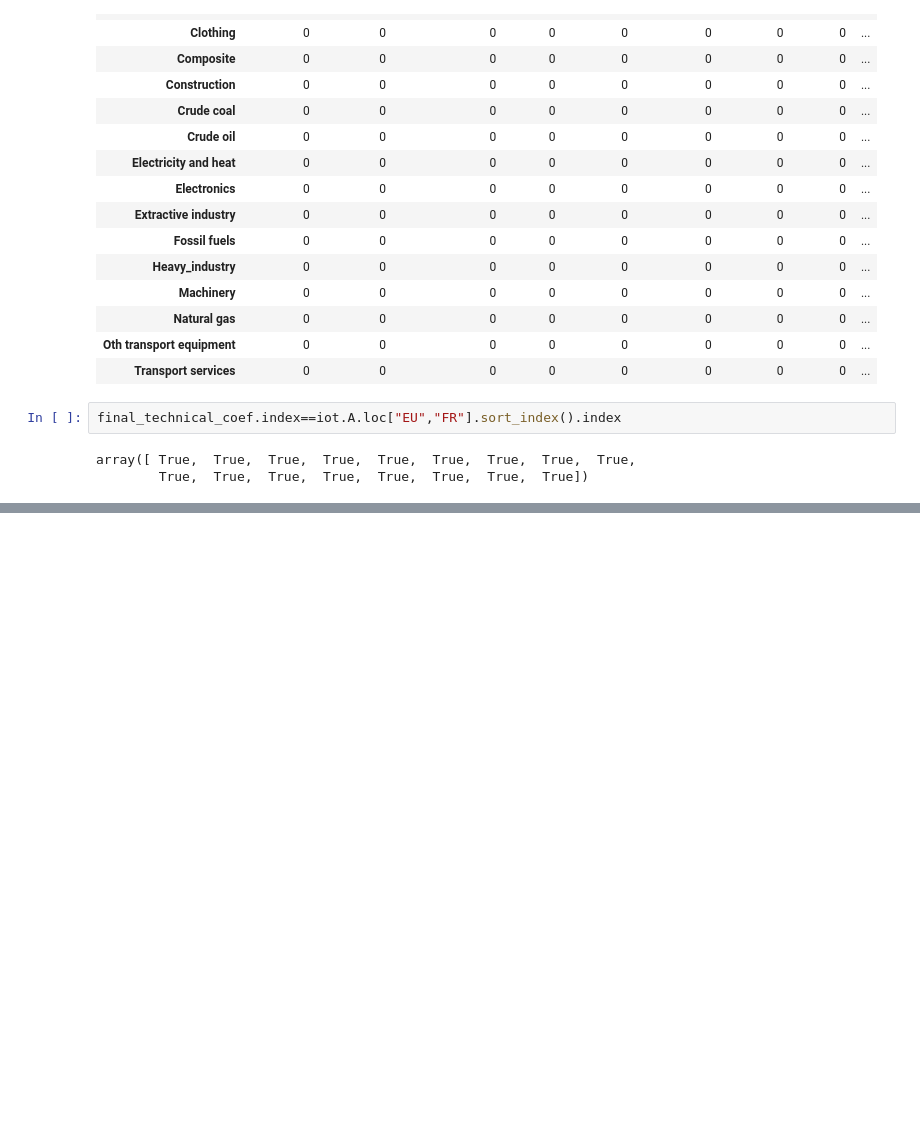
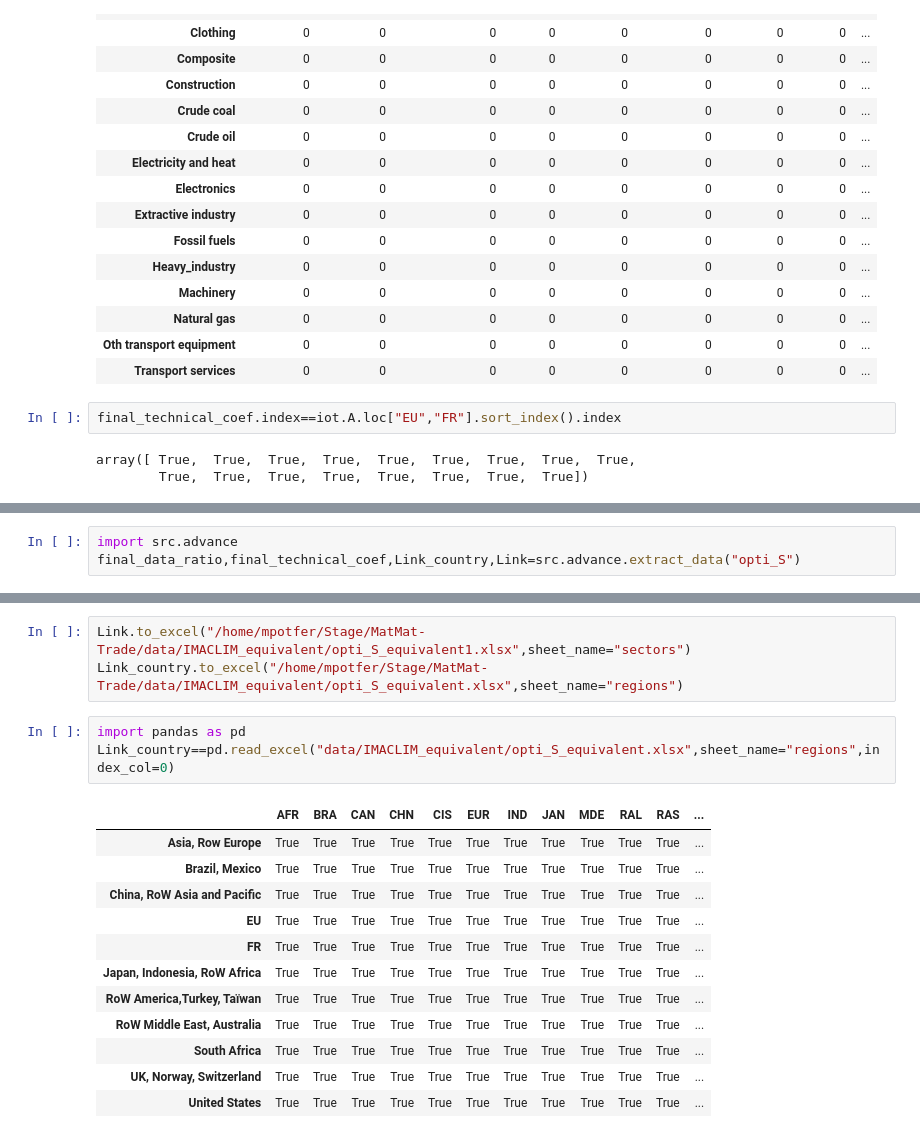
Before and after one commit to Maestrofinn/MatMat-Trade, a Jupyter notebook: main.ipynb, the cells around one changed output, grey strips where cells are left out. Drawn from its saved outputs; the diff is of its cells as text; blank space fills up the shorter version.

```diff
--- a/main.ipynb
+++ b/main.ipynb
@@ -971,0 +1130,3 @@ iot.Z
+# %%
+import src.advance
+final_data_ratio,final_technical_coef,Link_country,Link=src.advance.extract_data("opti_S")
@@ -971,0 +1153,19 @@ iot.Z
+# %%
+Link.to_excel("/home/mpotfer/Stage/MatMat-Trade/data/IMACLIM_equivalent/opti_S_equivalent1.xlsx",sheet_name="sectors")
+Link_country.to_excel("/home/mpotfer/Stage/MatMat-Trade/data/IMACLIM_equivalent/opti_S_equivalent.xlsx",sheet_name="regions")
+# %%
+import pandas as pd
+Link_country==pd.read_excel("data/IMACLIM_equivalent/opti_S_equivalent.xlsx",sheet_name="regions",index_col=0)
+# %% [output]
+|  | AFR | BRA | CAN | CHN | CIS | EUR | IND | JAN | MDE | RAL | RAS | ... |
+| Asia, Row Europe | True | True | True | True | True | True | True | True | True | True | True | ... |
+| Brazil, Mexico | True | True | True | True | True | True | True | True | True | True | True | ... |
+| China, RoW Asia and Pacific | True | True | True | True | True | True | True | True | True | True | True | ... |
+| EU | True | True | True | True | True | True | True | True | True | True | True | ... |
+| FR | True | True | True | True | True | True | True | True | True | True | True | ... |
+| Japan, Indonesia, RoW Africa | True | True | True | True | True | True | True | True | True | True | True | ... |
+| RoW America,Turkey, Taïwan | True | True | True | True | True | True | True | True | True | True | True | ... |
+| RoW Middle East, Australia | True | True | True | True | True | True | True | True | True | True | True | ... |
+| South Africa | True | True | True | True | True | True | True | True | True | True | True | ... |
+| UK, Norway, Switzerland | True | True | True | True | True | True | True | True | True | True | True | ... |
+| United States | True | True | True | True | True | True | True | True | True | True | True | ... |
```
Also changed, not shown: parts of 26 cells of this notebook, 7 other files.
